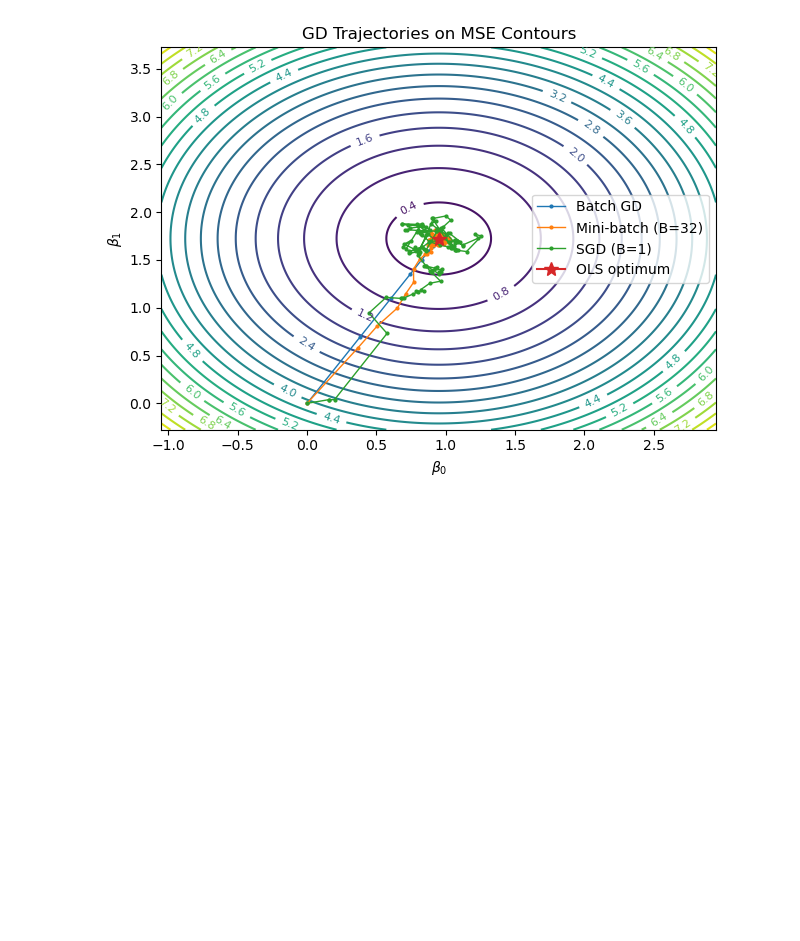
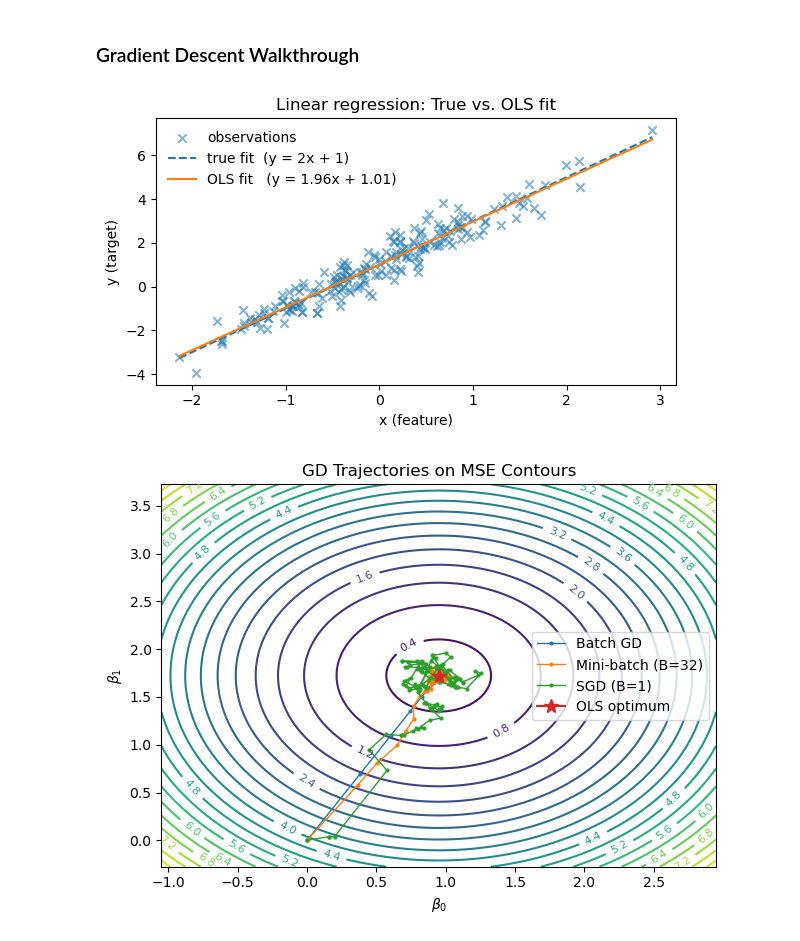
Before and after one commit to jacobmunson/GradientDescentTAILS, a Jupyter notebook: gd_walkthough.ipynb, the cells around one changed output. Saved outputs shown, nothing was run; the diff lists cells and outputs as text; code cells hidden in the pictures; blank space fills up the shorter version.

```diff
--- a/gd_walkthough.ipynb
+++ b/gd_walkthough.ipynb
@@ -1 +1,3 @@
+# %% [markdown]
+### Gradient Descent Walkthrough
 # %%
@@ -11,6 +15,33 @@ x = rng.normal(size=n)
 X = np.column_stack([np.ones(n), x])
 beta_true = np.array([1.0, 2.0])
 y = X @ beta_true + rng.normal(scale=0.5, size=n)
+# %%
+# True line & OLS fit
+y_true = X @ beta_true                          # = 1 + 2*x
+beta_hat, *_ = np.linalg.lstsq(X, y, rcond=None)
+y_pred = X @ beta_hat
+
+# For clean line rendering, sort by x
+order = np.argsort(x)
+x_sorted = x[order]
+y_true_sorted = y_true[order]
+y_pred_sorted = y_pred[order]
+
+# Plot
+plt.figure(figsize=(6, 3.6))
+plt.scatter(x, y, label="observations", alpha=0.55, marker="x")
+plt.plot(x_sorted, y_true_sorted, "--", label="true fit  (y = 2x + 1)")
+plt.plot(x_sorted, y_pred_sorted,
+         label=f"OLS fit   (y = {beta_hat[1]:.2f}x + {beta_hat[0]:.2f})")
+plt.xlabel("x (feature)")
+plt.ylabel("y (target)")
+plt.title("Linear regression: True vs. OLS fit")
+plt.legend(frameon=False)
+plt.tight_layout()
+plt.savefig("plots/linear_regression_motivation.png", dpi=200)
+plt.show()
+# %% [output]
+[figure, added]
 # %%
 # Standardize feature (common practical step)
 Xs = X.copy()
```
Also changed, not shown: parts of 13 cells of this notebook.
